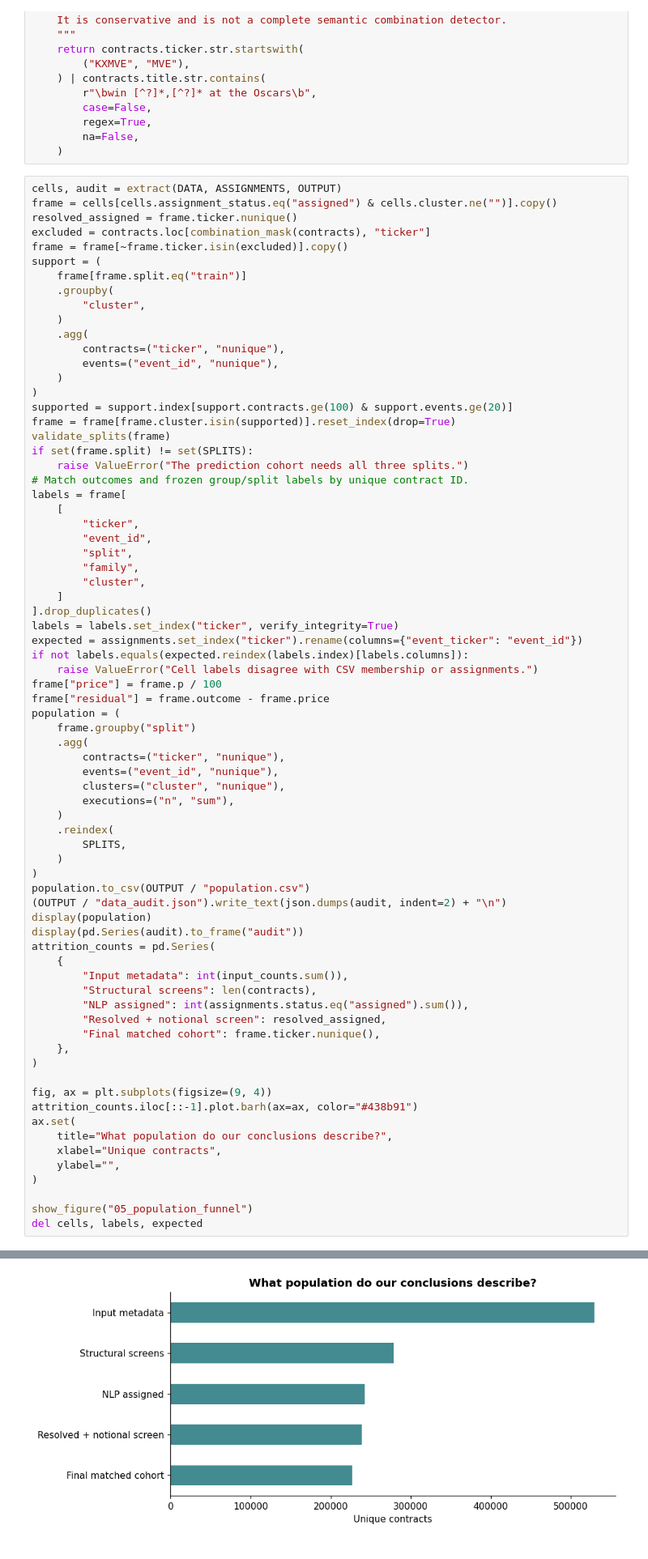
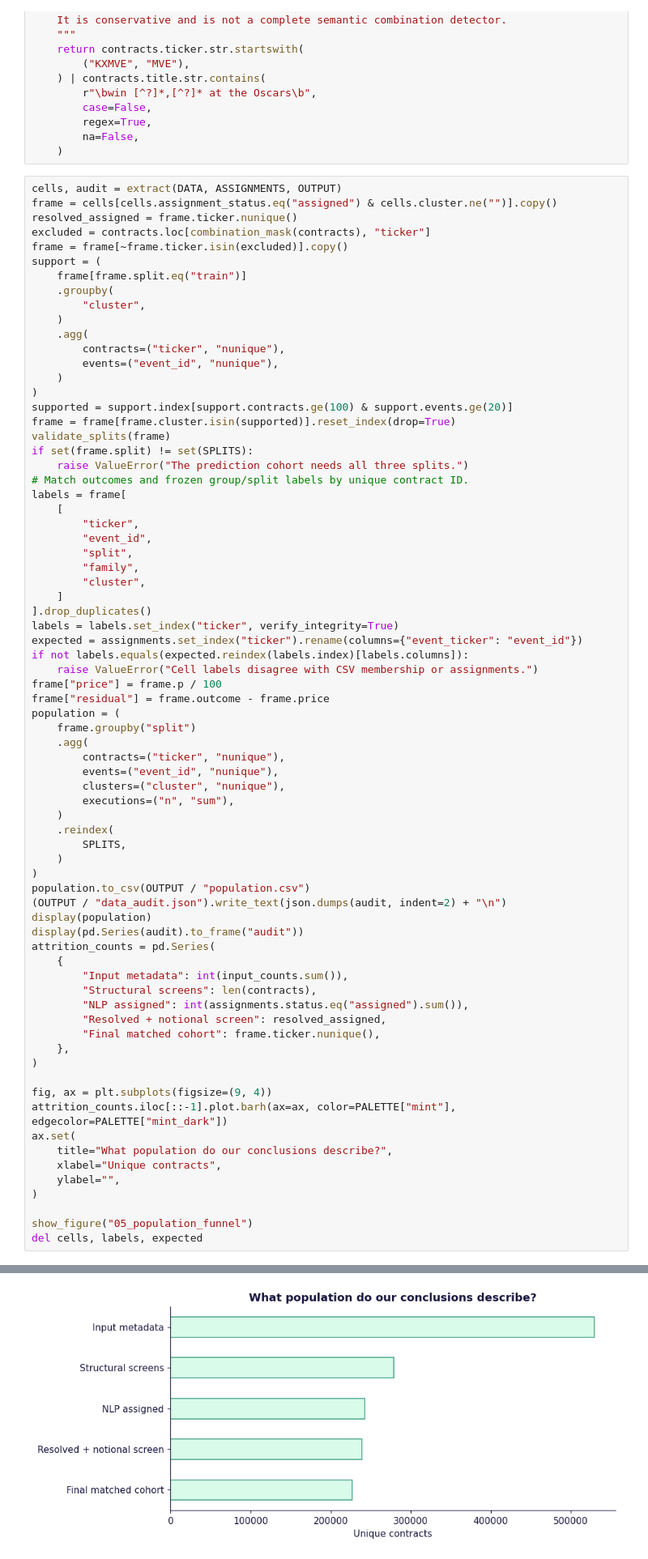
Before and after one commit to KyleNicarry/DS-340W-Group-Project, a Jupyter notebook: extension/notebooks/main.ipynb, the cells around one changed output, grey strips where cells are left out. Shown at 81% size. Drawn from its saved outputs; the diff is of its cells as text.

```diff
--- a/extension/notebooks/main.ipynb
+++ b/extension/notebooks/main.ipynb
@@ -756,35 +824,35 @@ attrition_counts = pd.Series(
         "Structural screens": len(contracts),
         "NLP assigned": int(assignments.status.eq("assigned").sum()),
         "Resolved + notional screen": resolved_assigned,
         "Final matched cohort": frame.ticker.nunique(),
     },
 )
 
 fig, ax = plt.subplots(figsize=(9, 4))
-attrition_counts.iloc[::-1].plot.barh(ax=ax, color="#438b91")
+attrition_counts.iloc[::-1].plot.barh(ax=ax, color=PALETTE["mint"], edgecolor=PALETTE["mint_dark"])
 ax.set(
     title="What population do our conclusions describe?",
     xlabel="Unique contracts",
     ylabel="",
 )
 
 show_figure("05_population_funnel")
 del cells, labels, expected
 # %% [output]
 |  | contracts | events | clusters | executions |
 | split |  |  |  |  |
 | train | 158183 | 29753 | 286 | 32025333 |
 | validation | 22942 | 4369 | 286 | 4434490 |
 | test | 45619 | 8545 | 286 | 8991005 |
 |  | audit |
 | raw_trades | 65017902 |
 | distinct_trade_ids | 65017902 |
 | missing_trade_ids | 0 |
 | invalid_trades | 267291 |
 | raw_markets | 529307 |
 | eligible_markets | 351452 |
 | notional_definition | sum(count) dollars: complementary... |
-[figure, old version]
+[figure, new version]
 # %% [markdown]
 **Read the funnel:** bars count unique contracts remaining after each screen. The final bar is the common prediction sample; our conclusions apply to that population.
 # %% [markdown]
```
Also changed, not shown: parts of 14 cells of this notebook.
